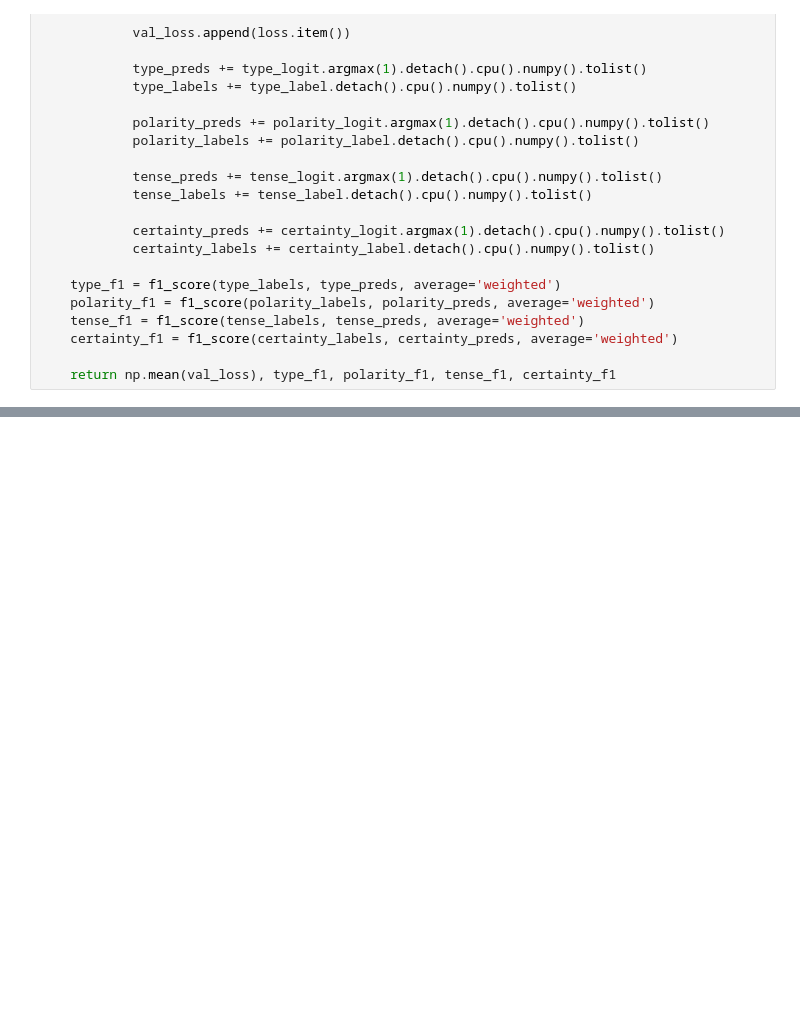
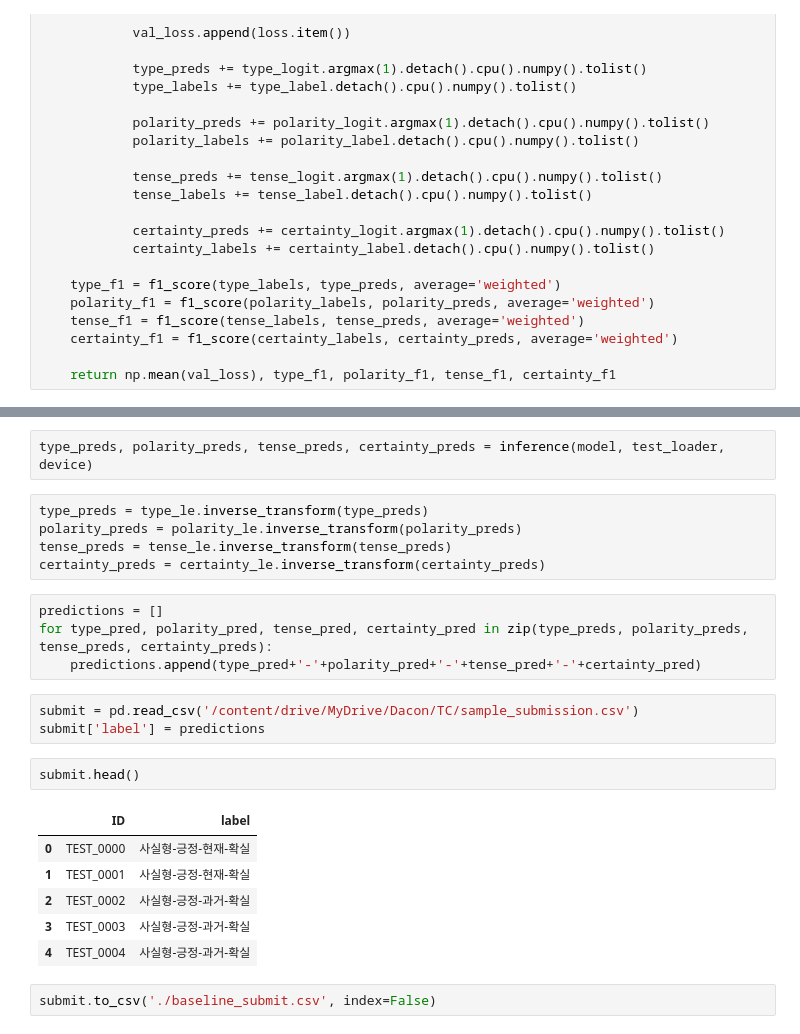
Before and after one commit to ji6394/TIL, a Jupyter notebook: Data/Dacon/TC/Baseline.ipynb, the cells around one changed output, grey strips where cells are left out. Saved outputs shown, nothing was run; the diff lists cells and outputs as text; blank space fills up the shorter version.

Commit message:
문장분류 Baseline 코드 완성

```diff
--- a/Data/Dacon/TC/Baseline.ipynb
+++ b/Data/Dacon/TC/Baseline.ipynb
@@ -281,0 +324,25 @@ def validation(model, val_loader, criterion, device):
+# %%
+type_preds, polarity_preds, tense_preds, certainty_preds = inference(model, test_loader, device)
+# %%
+type_preds = type_le.inverse_transform(type_preds)
+polarity_preds = polarity_le.inverse_transform(polarity_preds)
+tense_preds = tense_le.inverse_transform(tense_preds)
+certainty_preds = certainty_le.inverse_transform(certainty_preds)
+# %%
+predictions = []
+for type_pred, polarity_pred, tense_pred, certainty_pred in zip(type_preds, polarity_preds, tense_preds, certainty_preds):
+    predictions.append(type_pred+'-'+polarity_pred+'-'+tense_pred+'-'+certainty_pred)
+# %%
+submit = pd.read_csv('/content/drive/MyDrive/Dacon/TC/sample_submission.csv')
+submit['label'] = predictions
+# %%
+submit.head()
+# %% [output]
+|  | ID | label |
+| 0 | TEST_0000 | 사실형-긍정-현재-확실 |
+| 1 | TEST_0001 | 사실형-긍정-현재-확실 |
+| 2 | TEST_0002 | 사실형-긍정-과거-확실 |
+| 3 | TEST_0003 | 사실형-긍정-과거-확실 |
+| 4 | TEST_0004 | 사실형-긍정-과거-확실 |
+# %%
+submit.to_csv('./baseline_submit.csv', index=False)
```
Also changed, not shown: parts of 4 cells of this notebook.
